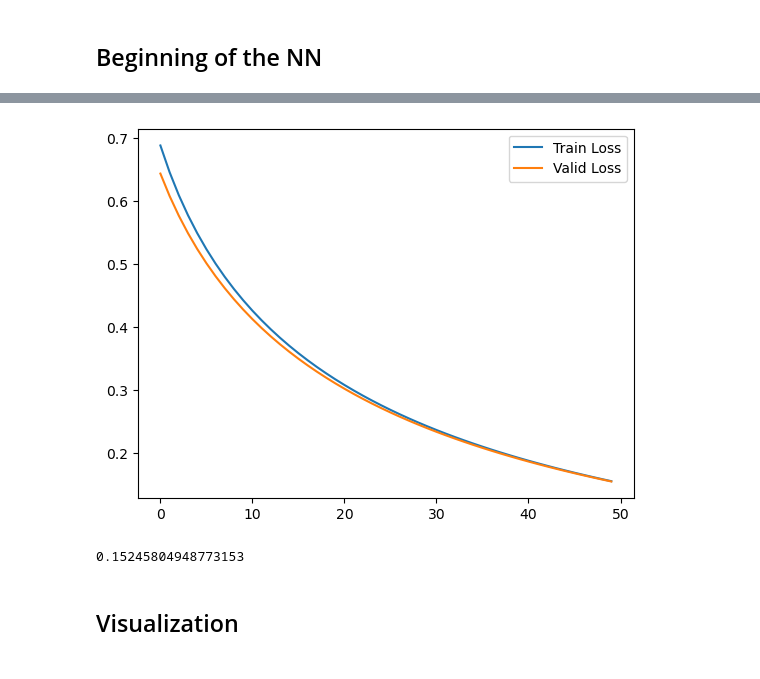
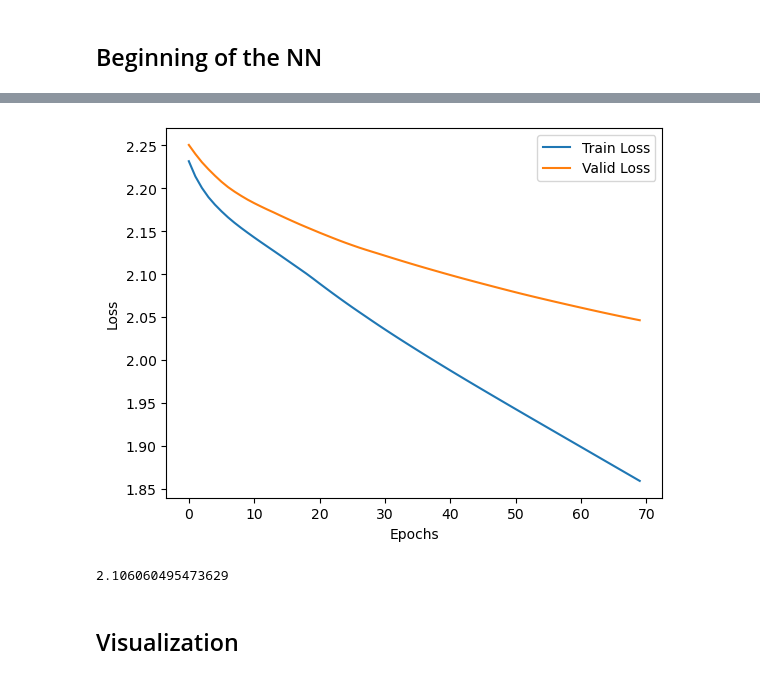
Before and after one commit to ValentinVERDON/Backpropagation_project, a Jupyter notebook: working_place.ipynb, the cells around one changed output, grey strips where cells are left out. Cells and saved outputs as stored; diff of their text form; code cells hidden in the pictures.

```diff
--- a/working_place.ipynb
+++ b/working_place.ipynb
@@ -275,9 +273,14 @@ class Network():
         }
 
         # ------------------ Dictionnary Regularization Function ------------------
-        reg_function = {
+        reg_der_function = {
             "L1": lambda w: np.sign(w),
             "L2": lambda w: w
+        }
+
+        reg_function = {
+            "L1": lambda w: np.sum(np.abs(w)),
+            "L2": lambda w: np.sum(w**2)
         }
 
         # ------------------ Load the data ------------------
@@ -301,6 +304,7 @@ class Network():
         self.jacobian_loss_function = jacobian_loss_functions[global_config["loss"]]              # Loss function jacobian
         self.lrate = global_config["lrate"]             # Learning rate
         self.wreg = global_config["wreg"]               # Weight regularization
+        self.wrt_der_function = reg_der_function[global_config["wrt"]]                 # Weight regularization type
         self.wrt_function = reg_function[global_config["wrt"]]                 # Weight regularization type
 
         # Load the layers
@@ -367,12 +371,25 @@ class Network():
         jacob_loss = self.jacobian_loss_function(self.output, target)
 
         """
+        We correct the loss with the regularization term
+        """
+        # we list all the weights
+        weights = []
+        for layer in self.layers:
+            if layer.type != "softmax":
+                weights.append(layer.w.flatten())
+        weights = np.concatenate(weights)
+
+
+        jacob_loss += self.wreg * self.wrt_function(weights)
+
+        """
         We follow the algorithm 6.4 from the book
         """
         # We start from the last layer and go backward
         g =  jacob_loss
         for i in range(len(self.layers)-1,-1,-1):
-            g = self.layers[i].backward(g,self.wrt_function)
+            g = self.layers[i].backward(g,self.wrt_der_function)
 
     # ------------------ Update the weights ------------------
     def update(self):
@@ -564,7 +587,8 @@ class Layer():
 config = utils.read_config_file("config/config_test.txt")
 network = Network(config)
 network.init_weights()
-network.train(epochs=50)
+
+network.train(epochs=70)
 network.visualize()
 network.test_score()
 # %% [output]
@@ -588,5 +612,5 @@ Epoch :  49  Train Loss :  0.15471098177590437
-[figure, old version]
+[figure, new version]
-0.15245804948773153
+2.106060495473629
 # %% [markdown]
 ## Visualization
 # %%
```
Also changed, not shown: parts of 3 cells of this notebook, 9 other files.
